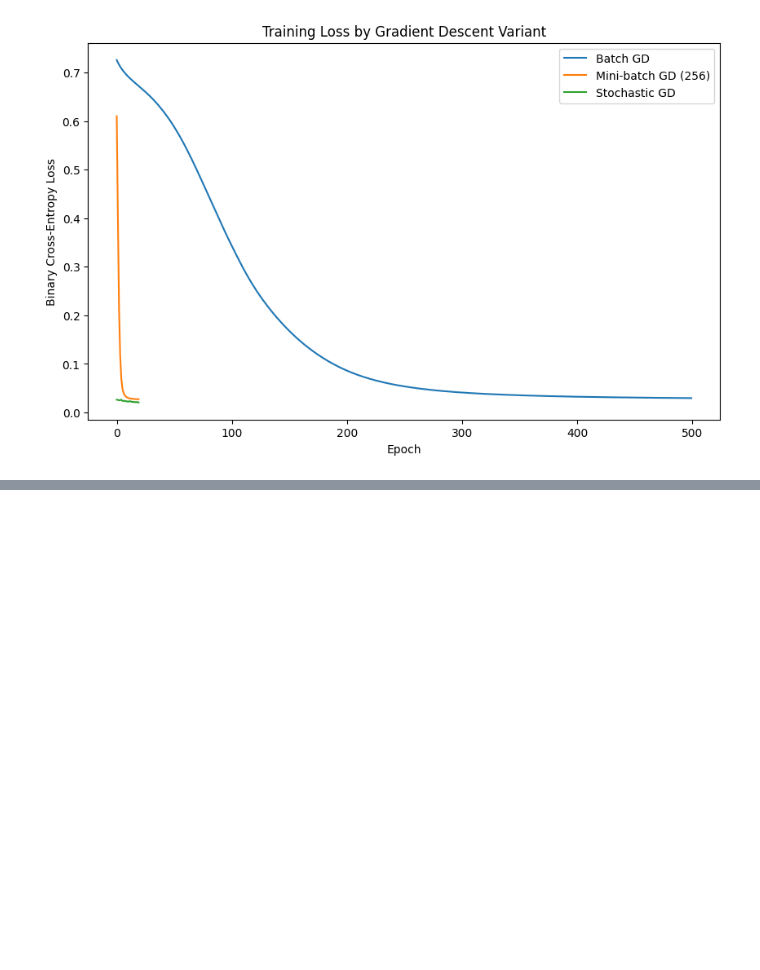
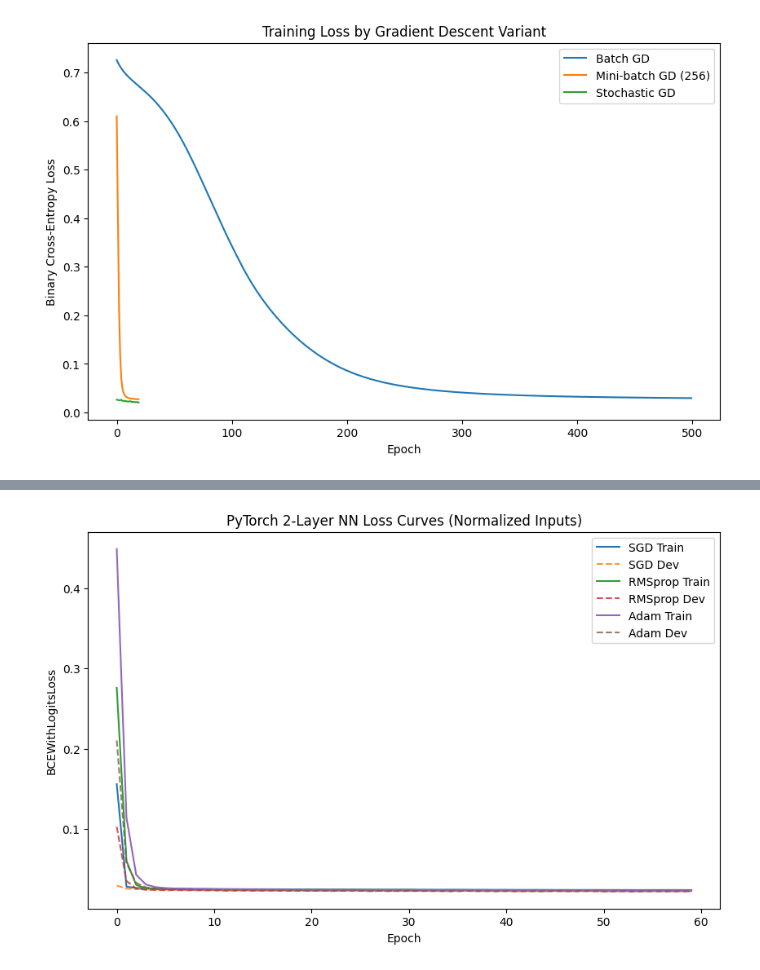
Before and after one commit to shamikkarkhanis/prediction-market-nn, a Jupyter notebook: prediction_market_nn.ipynb, the cells around one changed output, grey strips where cells are left out. Drawn from its saved outputs; the diff is of its cells as text; code cells hidden in the pictures; blank space fills up the shorter version.

```diff
--- a/prediction_market_nn.ipynb
+++ b/prediction_market_nn.ipynb
@@ -338,10 +338,6 @@ class NeuralNetwork:
             effective_batch_size = min(batch_size, sample_count)
         elif mode == "stochastic":
             effective_batch_size = 1
-        else:
-            raise ValueError(
-                "gradient_descent must be one of: batch, mini-batch, stochastic"
-            )
 
         losses: List[float] = []
 
@@ -529,0 +837,13 @@ Epoch 20/20 - loss: 0.020626
+# %%
+plt.figure(figsize=(10, 6))
+for label, hist in optimizer_histories.items():
+    plt.plot(hist['train_loss'], label=f'{label} Train')
+    plt.plot(hist['dev_loss'], linestyle='--', alpha=0.8, label=f'{label} Dev')
+
+plt.title('PyTorch 2-Layer NN Loss Curves (Normalized Inputs)')
+plt.xlabel('Epoch')
+plt.ylabel('BCEWithLogitsLoss')
+plt.legend()
+plt.show()
+# %% [output]
+[figure, added]
```
Also changed, not shown: parts of 16 cells of this notebook, 3 other files.
